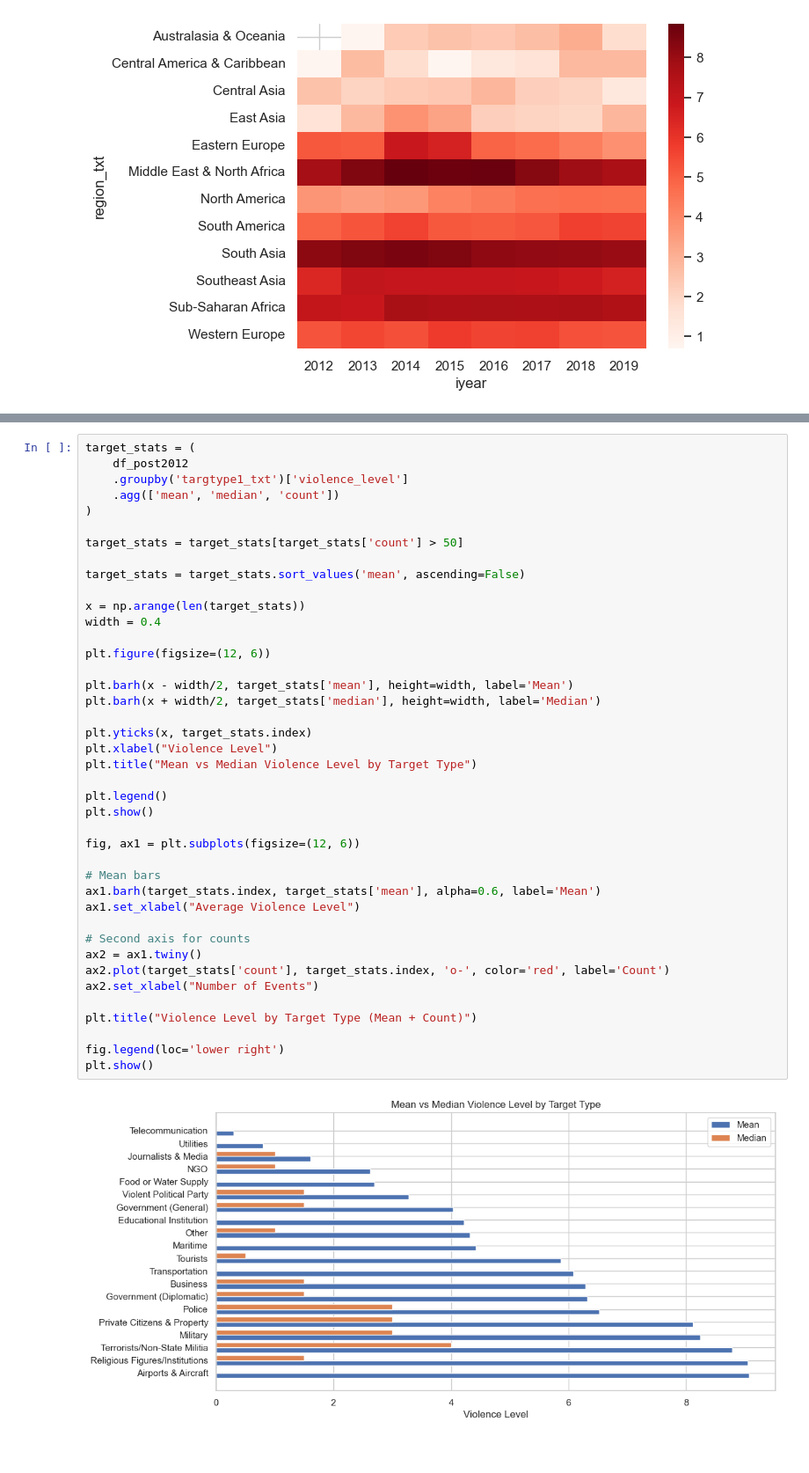
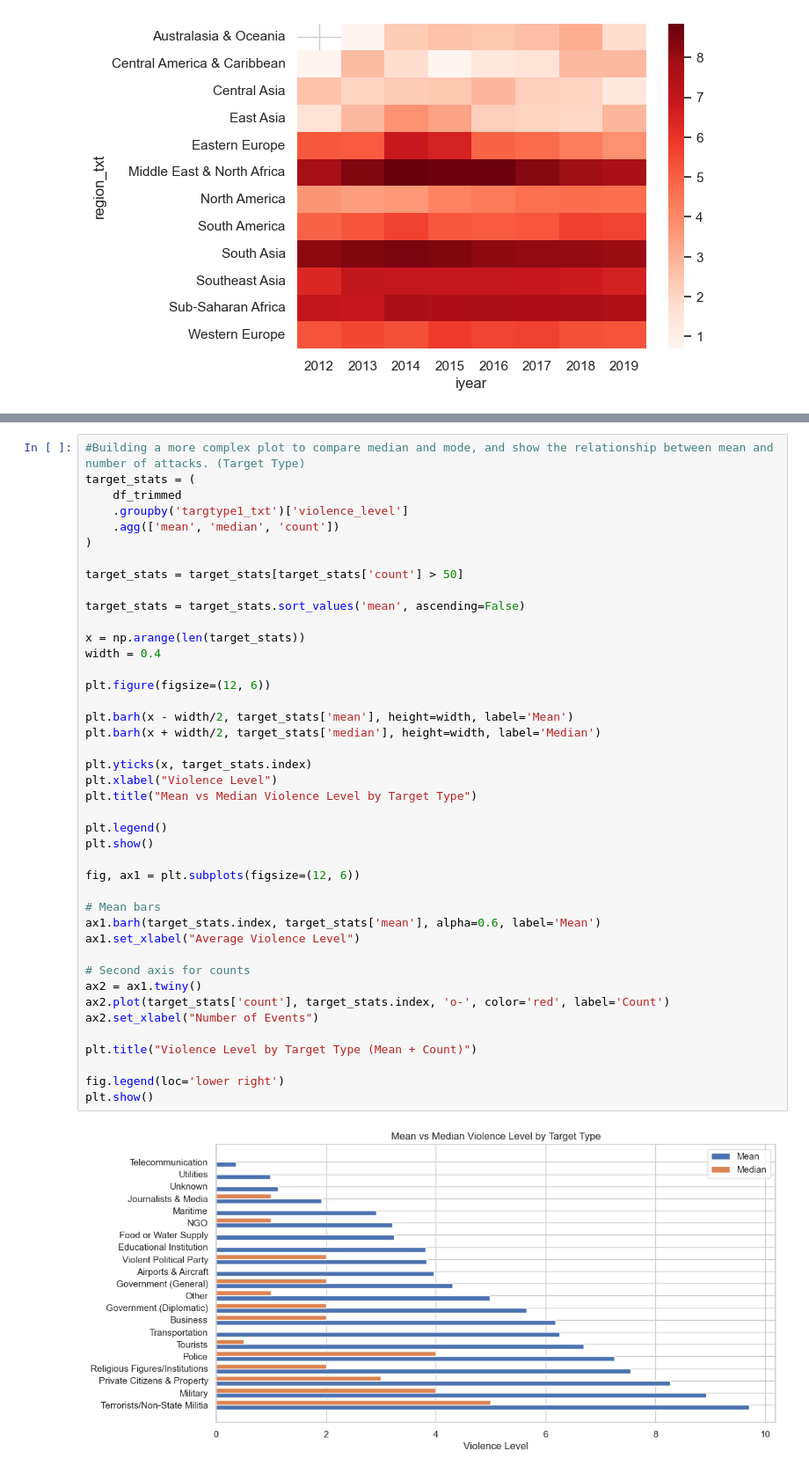
Before and after one commit to alistairTamu/STAT654_Group_Project, a Jupyter notebook: GTDEDA_Final.ipynb, the cells around one changed output, grey strips where cells are left out. Shown at 88% size. Drawn from its saved outputs; the diff is of its cells as text.

```diff
--- a/GTDEDA_Final.ipynb
+++ b/GTDEDA_Final.ipynb
@@ -418,6 +508,7 @@ plt.show()
 # %%
+#Building a more complex plot to compare median and mode, and show the relationship between mean and number of attacks. (Target Type)
 target_stats = (
-    df_post2012
+    df_trimmed
     .groupby('targtype1_txt')['violence_level']
     .agg(['mean', 'median', 'count'])
 )
@@ -430,31 +521,31 @@ x = np.arange(len(target_stats))
 width = 0.4
 
 plt.figure(figsize=(12, 6))
 
 plt.barh(x - width/2, target_stats['mean'], height=width, label='Mean')
 plt.barh(x + width/2, target_stats['median'], height=width, label='Median')
 
 plt.yticks(x, target_stats.index)
 plt.xlabel("Violence Level")
 plt.title("Mean vs Median Violence Level by Target Type")
 
 plt.legend()
 plt.show()
 
 fig, ax1 = plt.subplots(figsize=(12, 6))
 
 # Mean bars
 ax1.barh(target_stats.index, target_stats['mean'], alpha=0.6, label='Mean')
 ax1.set_xlabel("Average Violence Level")
 
 # Second axis for counts
 ax2 = ax1.twiny()
 ax2.plot(target_stats['count'], target_stats.index, 'o-', color='red', label='Count')
 ax2.set_xlabel("Number of Events")
 
 plt.title("Violence Level by Target Type (Mean + Count)")
 
 fig.legend(loc='lower right')
 plt.show()
 # %% [output]
-[figure, old version]
+[figure, new version]
```
Also changed, not shown: parts of 35 cells of this notebook, 1 other file.
